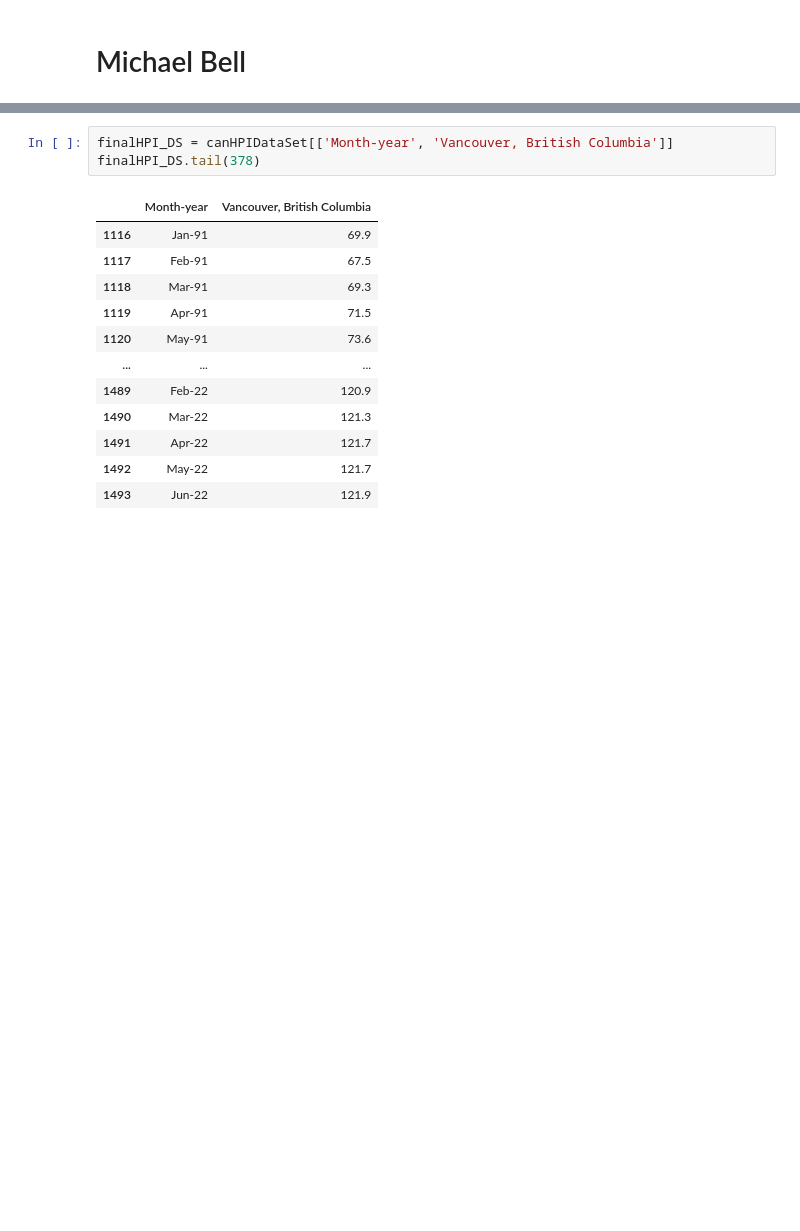
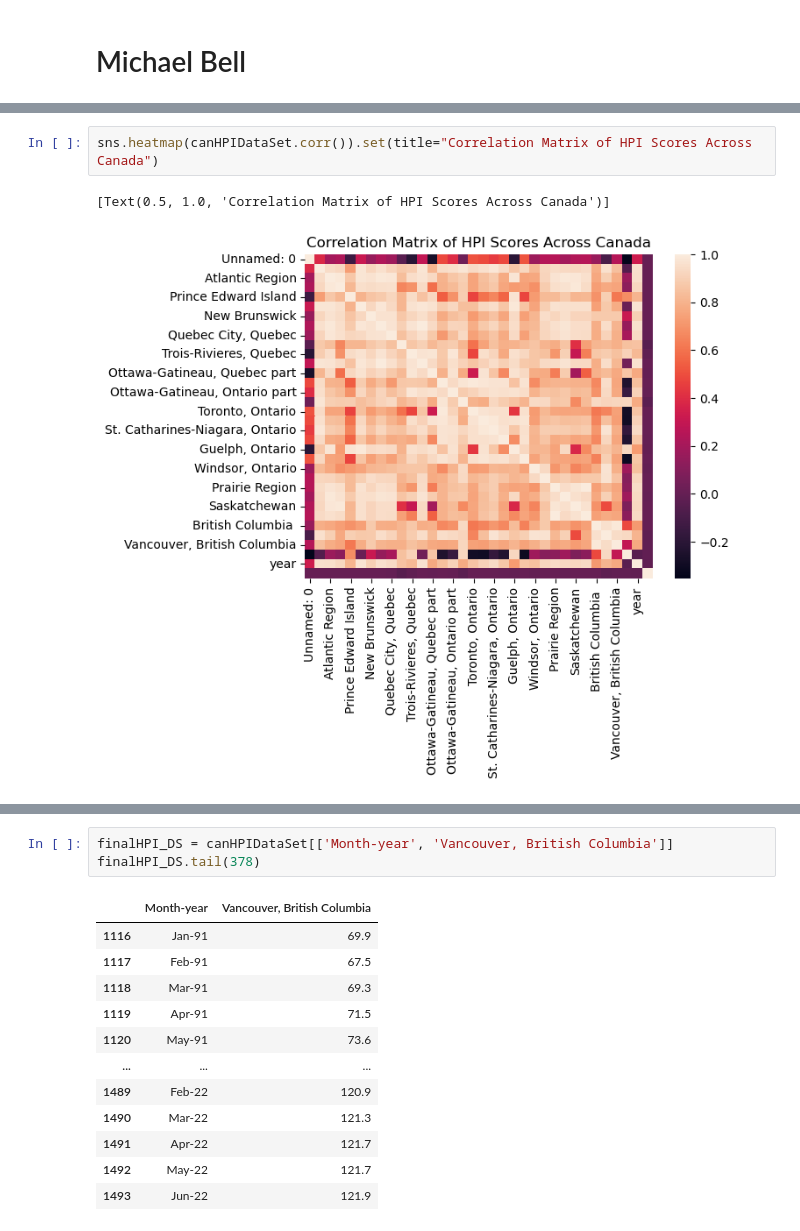
Before and after one commit to ubco-W2022T1-cosc301/group13, a Jupyter notebook: notebooks/analysis3.ipynb, the cells around one changed output, grey strips where cells are left out. Drawn from its saved outputs; the diff is of its cells as text; blank space fills up the shorter version.

```diff
--- a/notebooks/analysis3.ipynb
+++ b/notebooks/analysis3.ipynb
@@ -36,0 +109,5 @@ finalVan_DS
+# %%
+sns.heatmap(canHPIDataSet.corr()).set(title="Correlation Matrix of HPI Scores Across Canada")
+# %% [output]
+[Text(0.5, 1.0, 'Correlation Matrix of HPI Scores Across Canada')]
+[figure, added]
```
Also changed, not shown: parts of 21 cells of this notebook.
